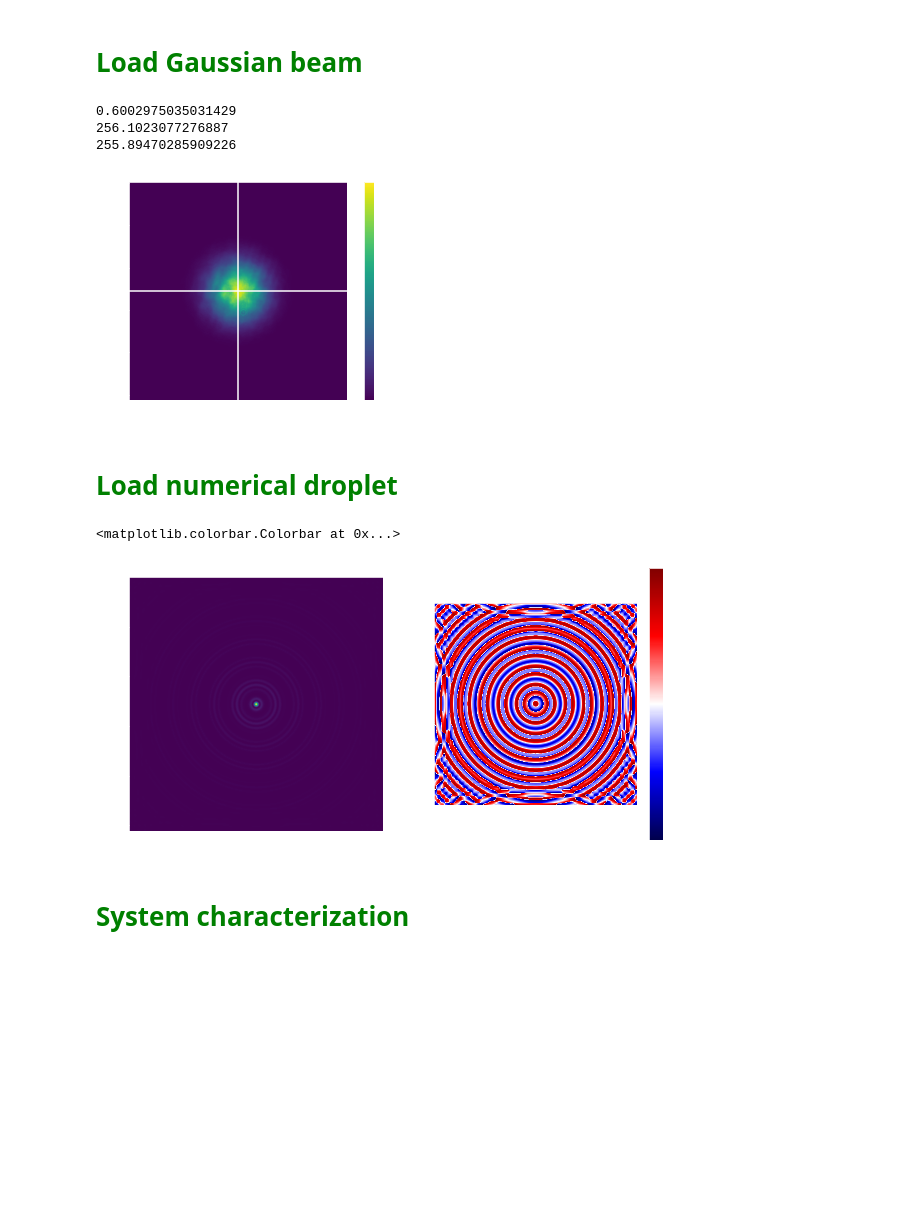
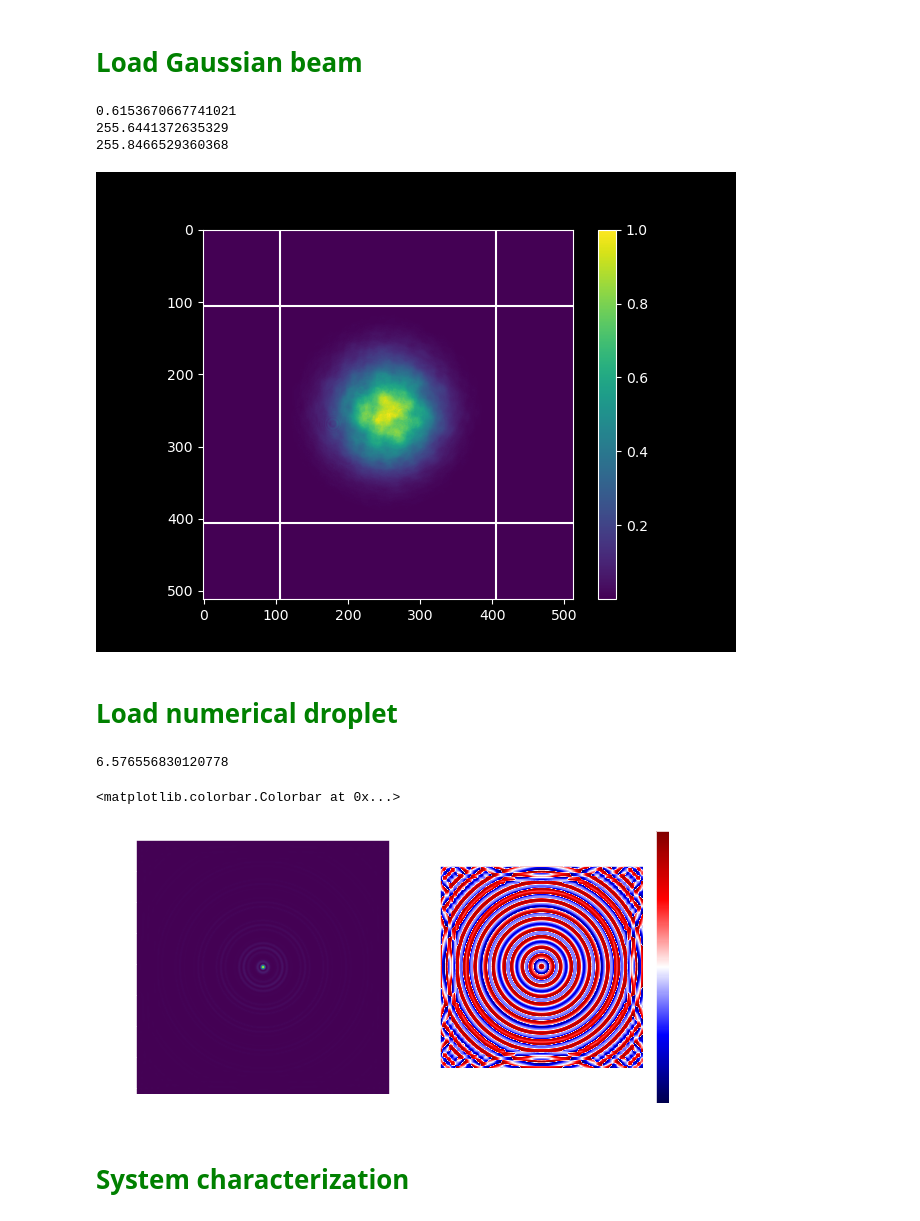
Before and after one commit to nunoazevedosilva/SBN, a Jupyter notebook: notebooks/SBN_Simulation_with_input_gaussian_image_numerical_droplet.ipynb, the cells around one changed output. Cells and saved outputs as stored; diff of their text form; code cells hidden in the pictures; blank space fills up the shorter version.

```diff
--- a/notebooks/SBN_Simulation_with_input_gaussian_image_numerical_droplet.ipynb
+++ b/notebooks/SBN_Simulation_with_input_gaussian_image_numerical_droplet.ipynb
@@ -48,10 +48,10 @@ def printmd(string, color=None):
 # %% [markdown]
 # <font color='green'>Load Gaussian beam</font>
 # %%
-#%matplotlib widget
-%matplotlib inline
+%matplotlib widget
+#%matplotlib inline
 
-path_to_load = r"E:\Nonlinear_Optics_LAB\Tiago_Data\Fuid_plus_obstacle_turbulence\measurements_21_06_2022_droplet"
+path_to_load = r"E:\Nonlinear_Optics_LAB\Tiago_Data\Fuid_plus_obstacle_turbulence\measurements_07_07_2022_droplet"
 
 path_temp = path_to_load +  "\\input_gaussian_beam"
 h5py_file_to_load = h5py.File(path_temp, 'r')
@@ -66,8 +66,8 @@ input_fluid_normalized = input_fluid/np.max(input_fluid)
 
 y_shape, x_shape = np.shape(input_fluid_normalized)
 
-x_center = 412
-y_center = 305
+x_center = 499
+y_center = 360
 
 
 input_fluid_normalized_rolled = np.roll(input_fluid_normalized,
@@ -96,39 +96,42 @@ profile_x = np.mean(profile_x, axis=0)
 profile_y = np.mean(profile_y, axis=1)
 
 
 profile_x = profile_x/np.max(profile_x)
 profile_y = profile_y/np.max(profile_y)
 
 
 x_array = np.linspace(0, x_shape, x_shape)
 y_array = np.linspace(0, y_shape, y_shape)
 
 
 popt_x, pcov_x = sp.optimize.curve_fit(gaus, x_array, profile_x, p0=[1,256,10.0])
 
 popt_y, pcov_y = sp.optimize.curve_fit(gaus, y_array, profile_y, p0=[1,256,10.0])
 
 w_sim = (popt_x[-1] + popt_y[-1])/2.0*3.45e-6*2
 
 gaussian_center_x = popt_x[1]
 gaussian_center_y = popt_y[1]
 
 plt.figure()
 
 plt.imshow(input_fluid_normalized_rolled_cutted)
 plt.colorbar()
 
-plt.axvline(x=gaussian_center_x)
-plt.axhline(y=gaussian_center_y)
+plt.axvline(x=gaussian_center_x - 150)
+plt.axvline(x=gaussian_center_x + 150)
+plt.axhline(y=gaussian_center_y - 150)
+plt.axhline(y=gaussian_center_y + 150)
+
 
 print(w_sim/1e-3)
 print(gaussian_center_x)
 print(gaussian_center_y)
 # %% [output]
-0.6002975035031429
-256.1023077276887
-255.89470285909226
+0.6153670667741021
+255.6441372635329
+255.8466529360368
-[figure, old version]
+[figure, new version]
 # %% [markdown]
 # <font color='green'>Load numerical droplet</font>
 # %%
@@ -137,11 +140,13 @@ print(gaussian_center_y)
 
 path_to_load_droplet = r"E:\Nonlinear_Optics_LAB\Tiago_Data\Fuid_plus_obstacle_turbulence\measurements_21_06_2022_droplet"
 
-file_name = path_to_load_droplet +  "\\numerical_droplet"
+file_name = path_to_load_droplet +  "\\numerical_droplet_2048_10"
 
 h5py_file_to_load = h5py.File(file_name, 'r')
 input_droplet= h5py_file_to_load["data"][:]
 h5py_file_to_load.close()
+
+#load_scalar_field('SF', filename=file_name)
 
 fig = plt.figure(figsize=(10, 5))
 
@@ -155,14 +160,17 @@ plt.subplot(grid[0, 0])
 sim_tem = np.abs(input_droplet)**2.0
 plt.imshow(sim_tem)
 
+print(np.max(sim_tem))
+
 plt.subplot(grid[0, 1])
 sim_tem = input_droplet
 phase_sim = np.arctan2(np.imag(sim_tem), np.real(sim_tem))
 plt.imshow(phase_sim, cmap="seismic")
 plt.colorbar()
 # %% [output]
-<matplotlib.colorbar.Colorbar at 0x...>
+6.576556830120778
+<matplotlib.colorbar.Colorbar at 0x...>
-[figure, old version]
+[figure, new version]
 # %% [markdown]
 # <font color='green'>System characterization</font>
 # %%
```
Also changed, not shown: parts of 24 cells of this notebook, 7 other files.
